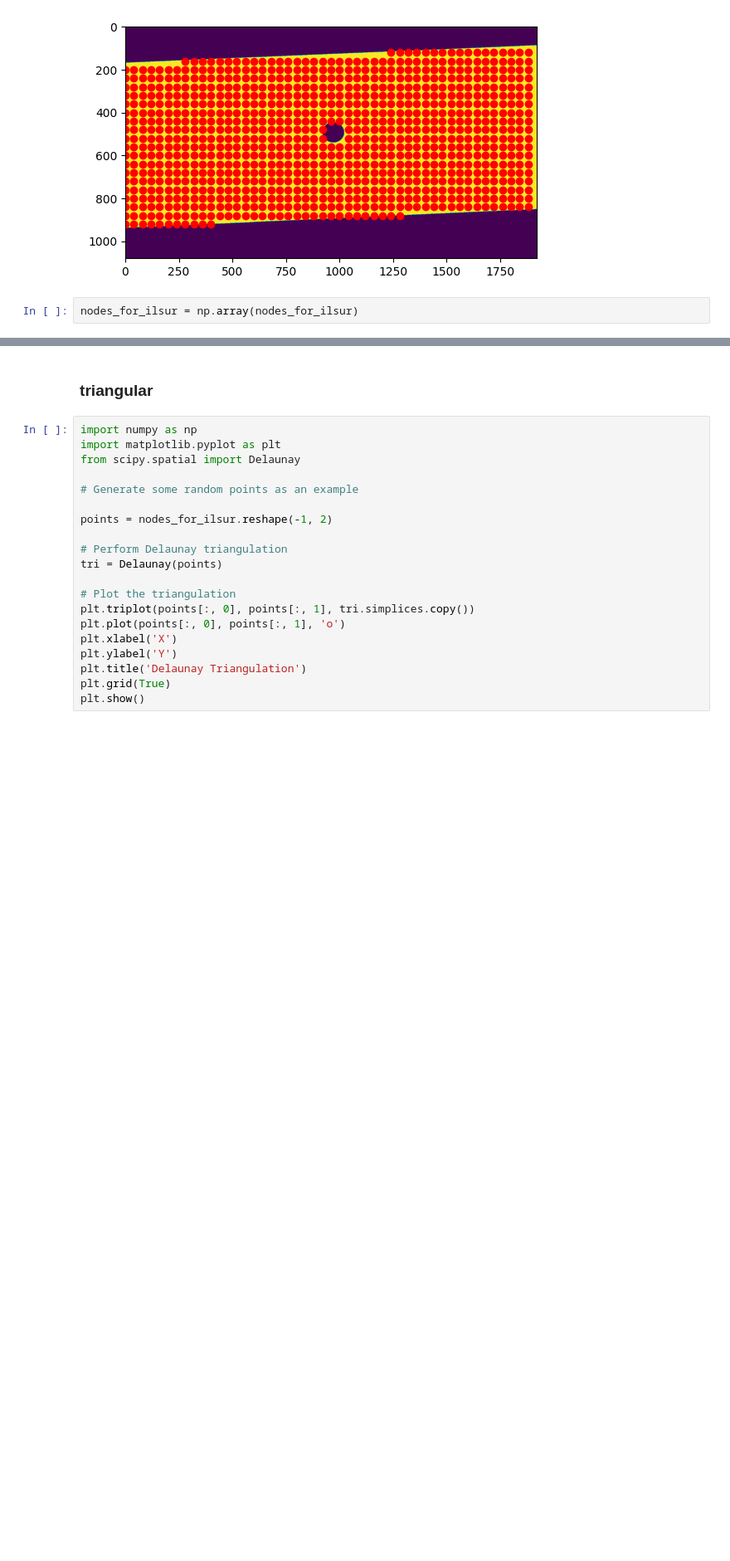
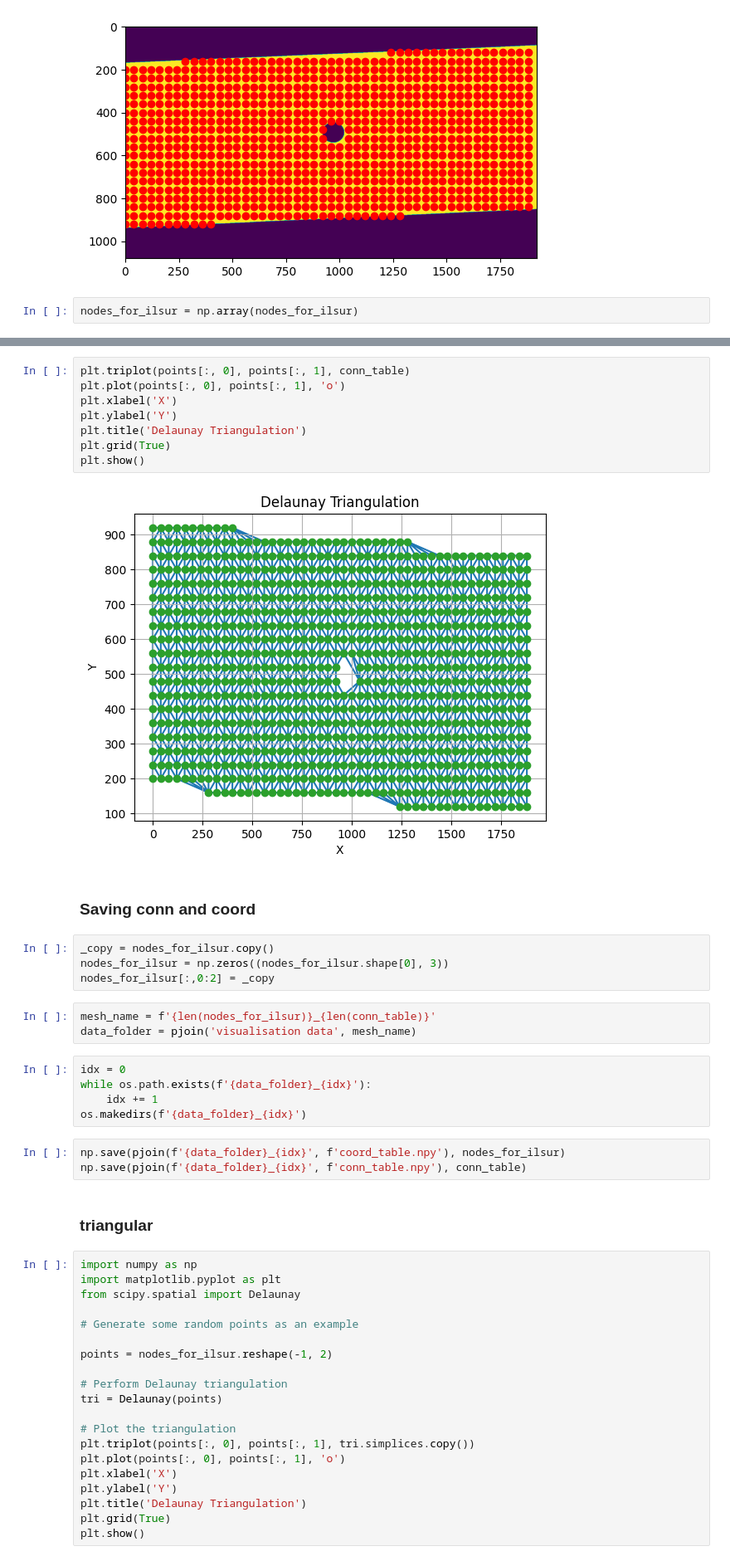
Before and after one commit to ravilkooo/ContactlessPlaneTesting, a Jupyter notebook: ravil/creating_mesh.ipynb, the cells around one changed output, grey strips where cells are left out. Shown at 83% size. Saved outputs shown, nothing was run; the diff lists cells and outputs as text; blank space fills up the shorter version.

```diff
--- a/ravil/creating_mesh.ipynb
+++ b/ravil/creating_mesh.ipynb
@@ -187,3 +148,30 @@ np.save('nodes_for_ilsur.npy', nodes_for_ilsur)
+# %%
+plt.triplot(points[:, 0], points[:, 1], conn_table)
+plt.plot(points[:, 0], points[:, 1], 'o')
+plt.xlabel('X')
+plt.ylabel('Y')
+plt.title('Delaunay Triangulation')
+plt.grid(True)
+plt.show()
+# %% [output]
+[figure, added]
+# %% [markdown]
+### Saving conn and coord
+# %%
+_copy = nodes_for_ilsur.copy()
+nodes_for_ilsur = np.zeros((nodes_for_ilsur.shape[0], 3))
+nodes_for_ilsur[:,0:2] = _copy
+# %%
+mesh_name = f'{len(nodes_for_ilsur)}_{len(conn_table)}'
+data_folder = pjoin('visualisation data', mesh_name)
+# %%
+idx = 0
+while os.path.exists(f'{data_folder}_{idx}'):
+    idx += 1
+os.makedirs(f'{data_folder}_{idx}')
+# %%
+np.save(pjoin(f'{data_folder}_{idx}', f'coord_table.npy'), nodes_for_ilsur)
+np.save(pjoin(f'{data_folder}_{idx}', f'conn_table.npy'), conn_table)
 # %% [markdown]
 ### triangular
 # %%
```
Also changed, not shown: parts of 45 cells of this notebook, 2 other files.
